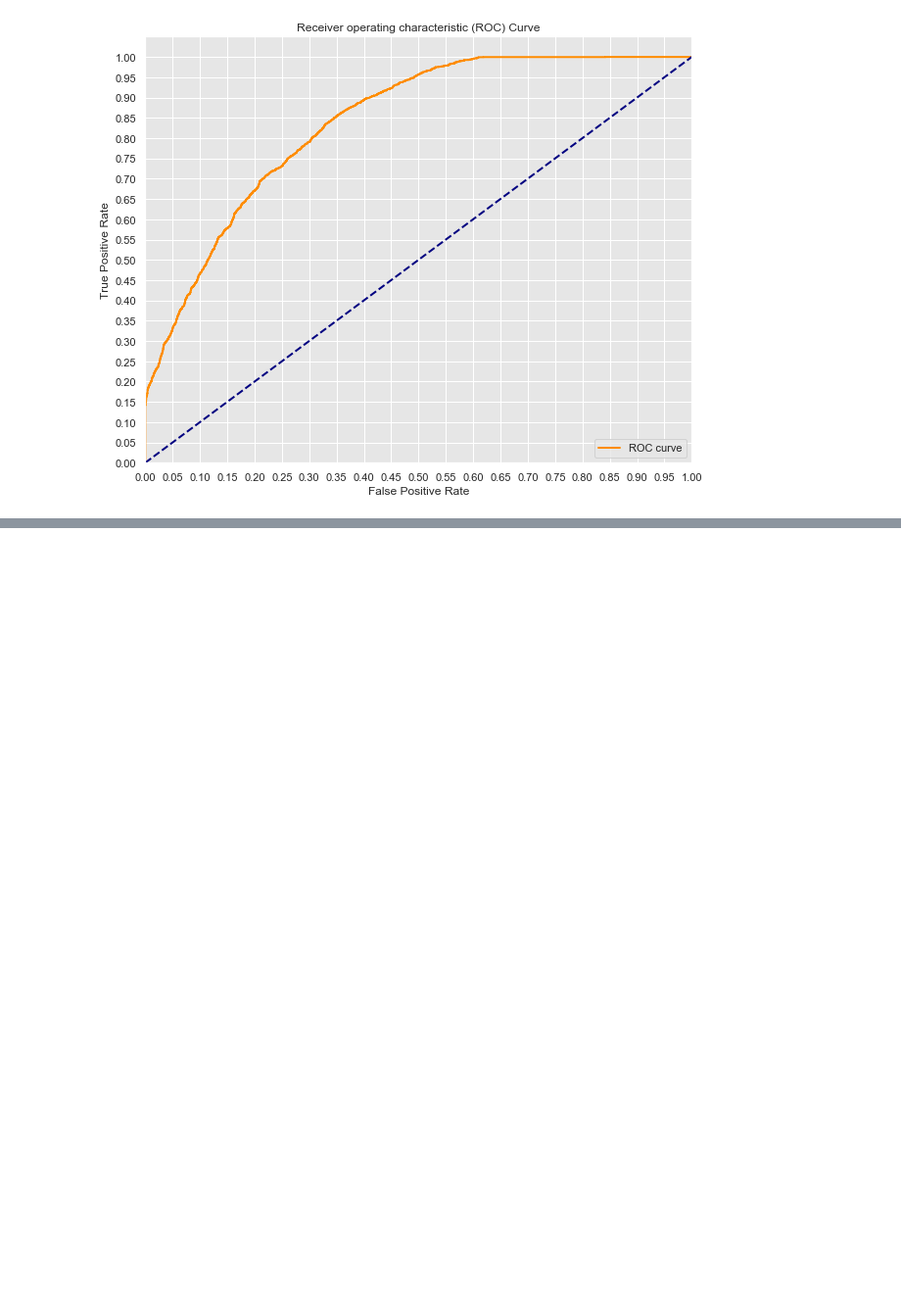
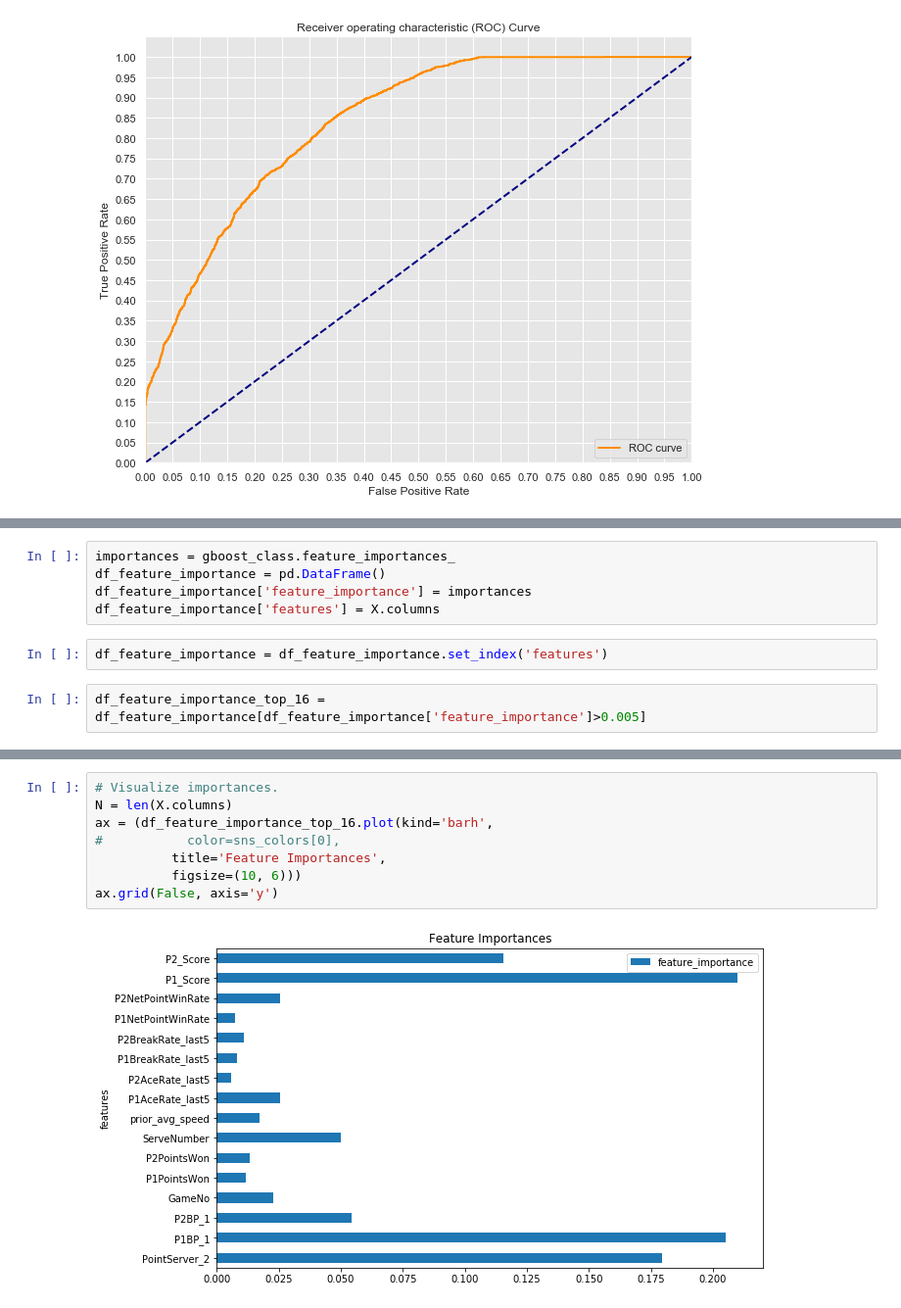
Before and after one commit to Sepelbaum/tennis, a Jupyter notebook: Model Building.ipynb, the cells around one changed output, grey strips where cells are left out. Shown at 98% size. Saved outputs shown, nothing was run; the diff lists cells and outputs as text; blank space fills up the shorter version.

```diff
--- a/Model Building.ipynb
+++ b/Model Building.ipynb
@@ -601,0 +584,9 @@ roc_auc_gb = auc(fpr_gb, tpr_gb)
+# %%
+importances = gboost_class.feature_importances_
+df_feature_importance = pd.DataFrame()
+df_feature_importance['feature_importance'] = importances
+df_feature_importance['features'] = X.columns
+# %%
+df_feature_importance = df_feature_importance.set_index('features')
+# %%
+df_feature_importance_top_16 = df_feature_importance[df_feature_importance['feature_importance']>0.005]
@@ -601,0 +614,10 @@ roc_auc_gb = auc(fpr_gb, tpr_gb)
+# %%
+# Visualize importances.
+N = len(X.columns)
+ax = (df_feature_importance_top_16.plot(kind='barh',
+#           color=sns_colors[0],
+          title='Feature Importances',
+          figsize=(10, 6)))
+ax.grid(False, axis='y')
+# %% [output]
+[figure, added]
```
Also changed, not shown: parts of 21 cells of this notebook.
